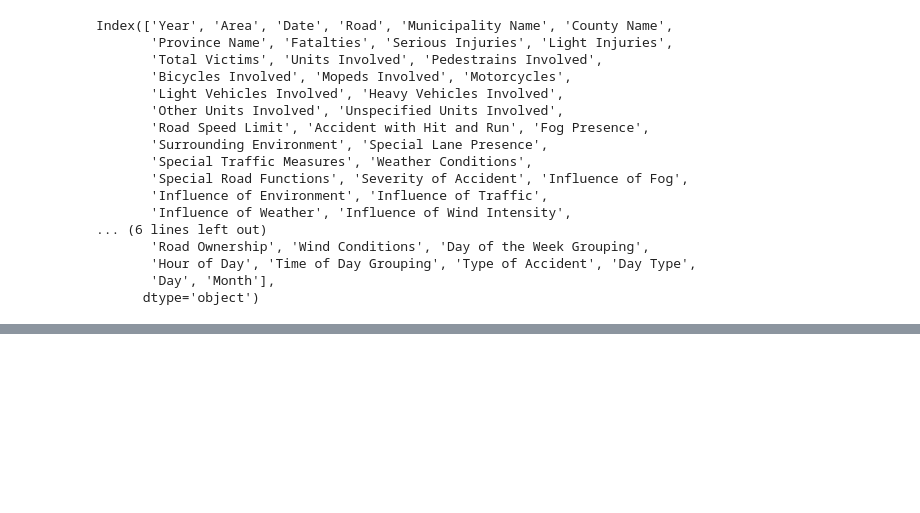
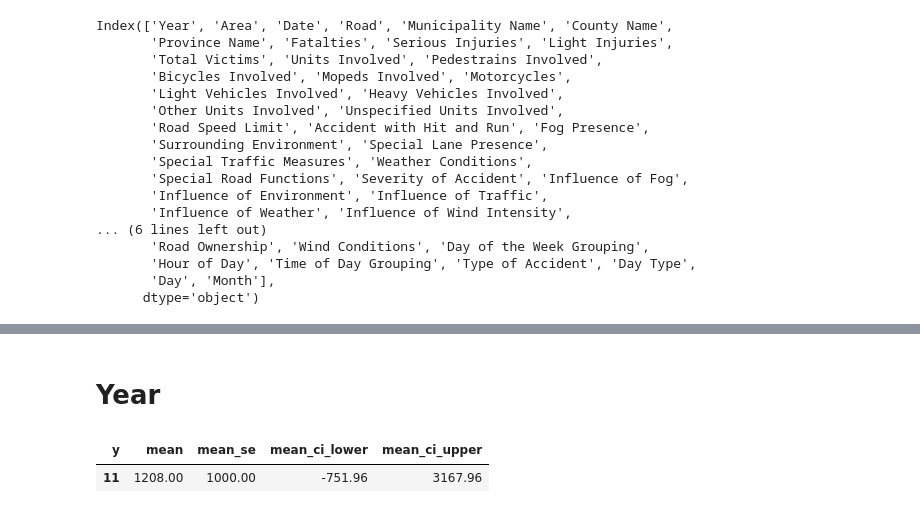
Before and after one commit to Hugo-SEQUIER/ocean-protocol, a Jupyter notebook: Traffic Accidents Cataluña/data-ml.ipynb, the cells around one changed output, grey strips where cells are left out. Saved outputs shown, nothing was run; the diff lists cells and outputs as text; code cells hidden in the pictures; blank space fills up the shorter version.

```diff
--- a/Traffic Accidents Cataluña/data-ml.ipynb
+++ b/Traffic Accidents Cataluña/data-ml.ipynb
@@ -87,0 +115,19 @@ GaussianProcessRegressor                    -1.85      -1.82  1.71       57.37
+# %% [markdown]
+# Year
+# %%
+yearly_accidents = df.groupby('Year').size()
+
+# Split the data (assuming you have multiple years, and you leave one year for testing)
+train_data = yearly_accidents[:-1]
+test_data = yearly_accidents[-1:]
+# %%
+# You may need to find the best parameters (p, d, q) (P, D, Q, s) using grid search or AIC
+sarima_model = SARIMAX(train_data, order=(1, 1, 1), seasonal_order=(1, 1, 1, 12))  # these are example parameters
+sarima_result = sarima_model.fit()
+
+# Forecast
+sarima_forecast = sarima_result.get_forecast(steps=1)  # forecast next year
+sarima_forecast.summary_frame()
+# %% [output]
+| y | mean | mean_se | mean_ci_lower | mean_ci_upper |
+| 11 | 1208.00 | 1000.00 | -751.96 | 3167.96 |
```
Also changed, not shown: parts of 33 cells of this notebook.
